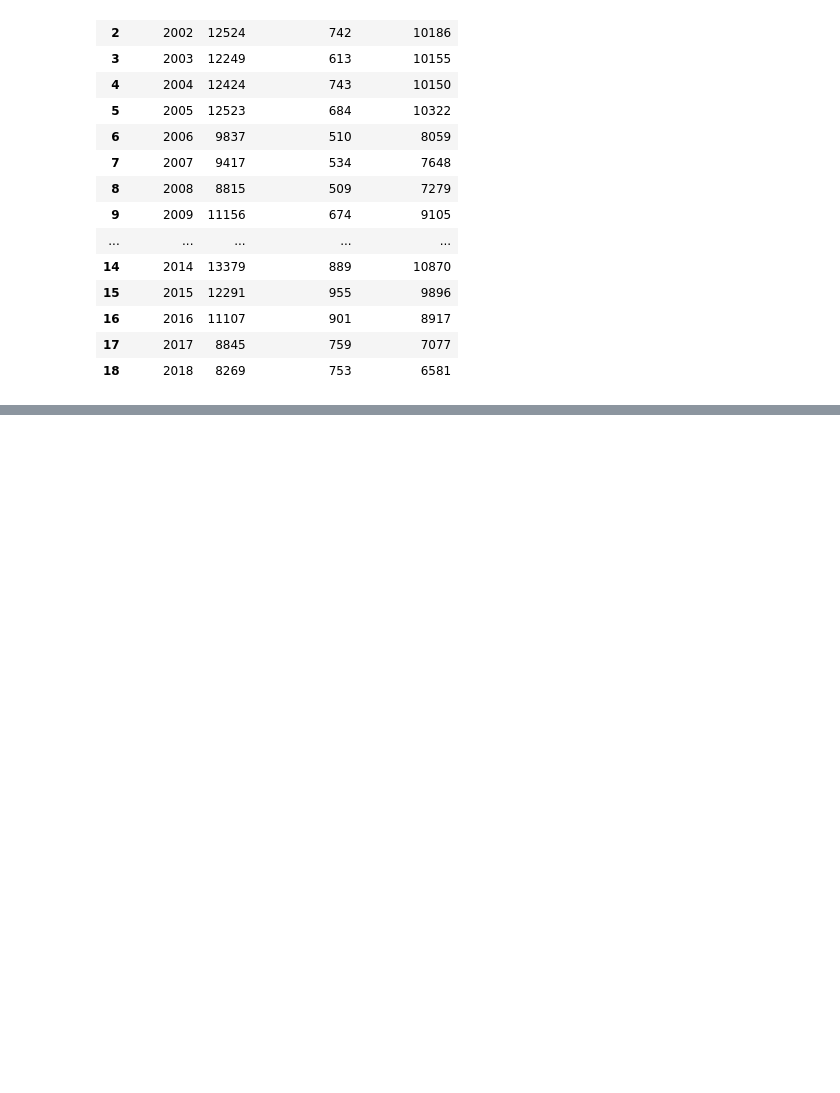
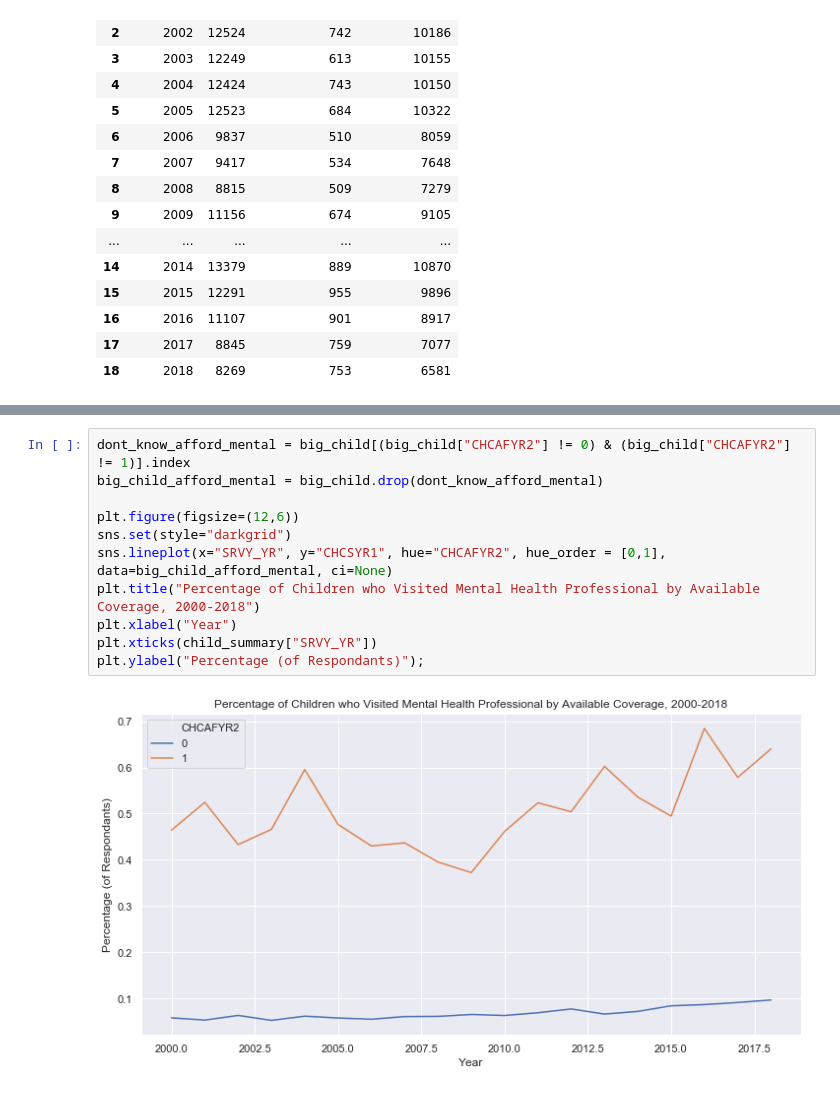
Before and after one commit to haroldcha/DIGHUM101_Project, a Jupyter notebook: Notebooks/Mental Health Care Usage for Adolescents.ipynb, the cells around one changed output, grey strips where cells are left out. Cells and saved outputs as stored; diff of their text form; blank space fills up the shorter version.

```diff
--- a/Notebooks/Mental Health Care Usage for Adolescents.ipynb
+++ b/Notebooks/Mental Health Care Usage for Adolescents.ipynb
@@ -198,0 +185,13 @@ child_18[child_18["CHCSYR1"]==1]
+# %%
+dont_know_afford_mental = big_child[(big_child["CHCAFYR2"] != 0) & (big_child["CHCAFYR2"] != 1)].index
+big_child_afford_mental = big_child.drop(dont_know_afford_mental)
+
+plt.figure(figsize=(12,6))
+sns.set(style="darkgrid")
+sns.lineplot(x="SRVY_YR", y="CHCSYR1", hue="CHCAFYR2", hue_order = [0,1], data=big_child_afford_mental, ci=None)
+plt.title("Percentage of Children who Visited Mental Health Professional by Available Coverage, 2000-2018")
+plt.xlabel("Year")
+plt.xticks(child_summary["SRVY_YR"])
+plt.ylabel("Percentage (of Respondants)");
+# %% [output]
+[figure, added]
```
Also changed, not shown: parts of 13 cells of this notebook, 1 other file.
